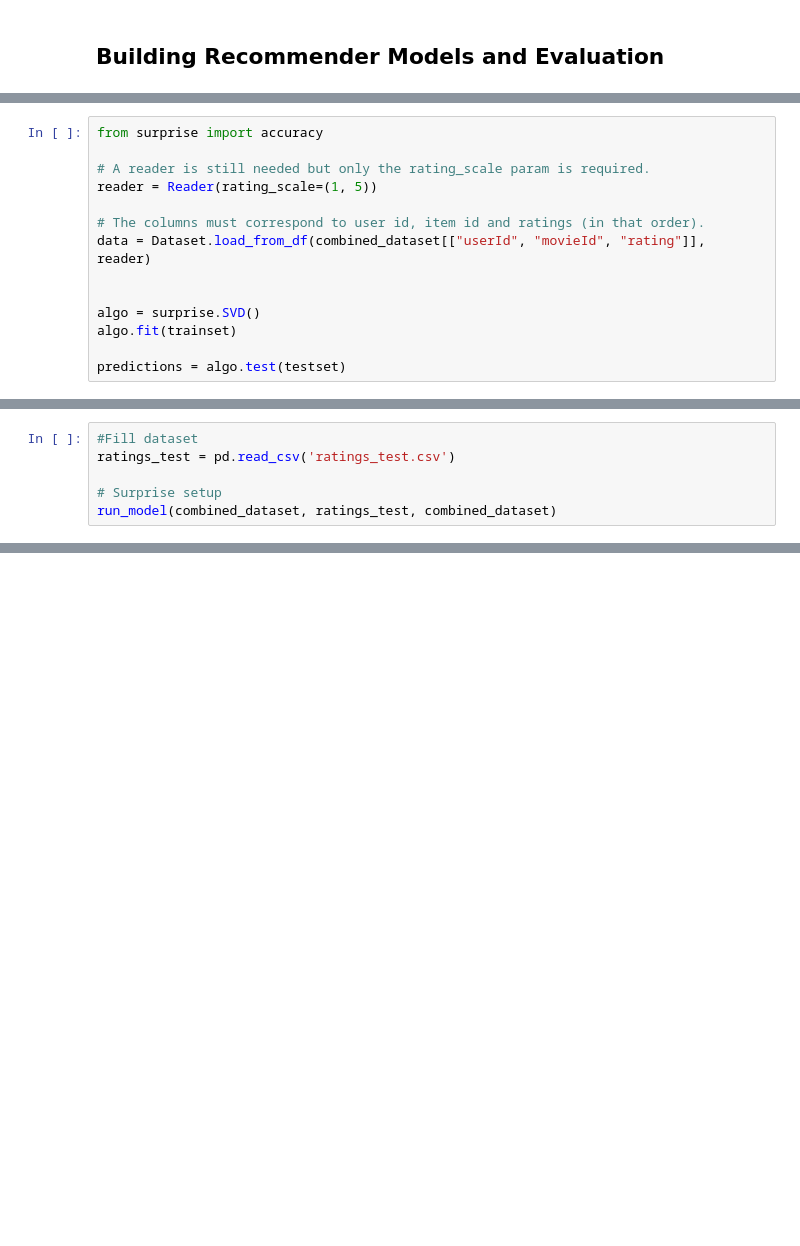
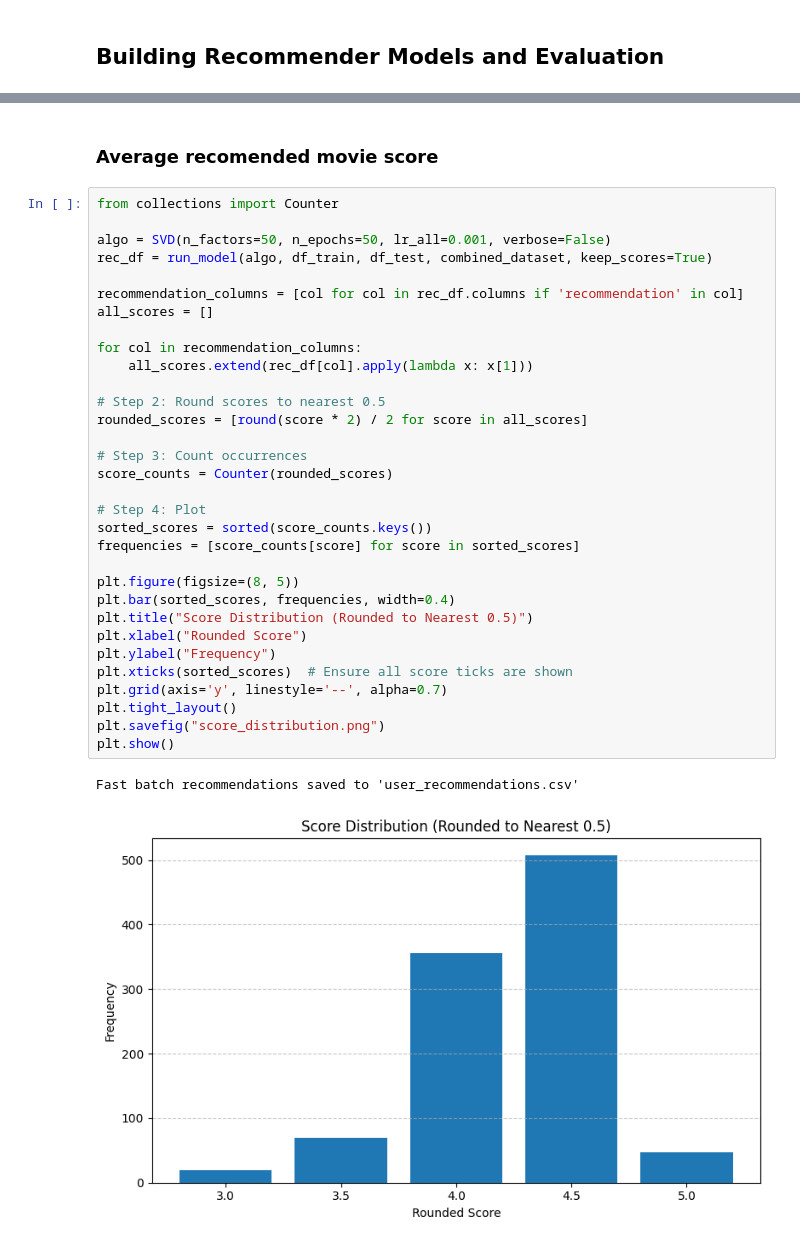
Before and after one commit to SteinVandenbroeke/Data_mining_projects, a Jupyter notebook: Assignment3/Assignment3.ipynb, the cells around one changed output, grey strips where cells are left out. Saved outputs shown, nothing was run; the diff lists cells and outputs as text; blank space fills up the shorter version.

```diff
--- a/Assignment3/Assignment3.ipynb
+++ b/Assignment3/Assignment3.ipynb
@@ -273,14 +207,0 @@ def precision_recall_at_k(predictions, testset, k=K):
-# %%
-from surprise import accuracy
-
-# A reader is still needed but only the rating_scale param is required.
-reader = Reader(rating_scale=(1, 5))
-
-# The columns must correspond to user id, item id and ratings (in that order).
-data = Dataset.load_from_df(combined_dataset[["userId", "movieId", "rating"]], reader)
-
-
-algo = surprise.SVD()
-algo.fit(trainset)
-
-predictions = algo.test(testset)
@@ -378,6 +370,0 @@ run_model(combined_dataset, ratings_test, combined_dataset)
-# %%
-#Fill dataset
-ratings_test = pd.read_csv('ratings_test.csv')
-
-# Surprise setup
-run_model(combined_dataset, ratings_test, combined_dataset)
@@ -394,0 +646,37 @@ trainset, testset = train_test_split(data, test_size=0.25)
+# %% [markdown]
+### Average recomended movie score
+# %%
+from collections import Counter
+
+algo = SVD(n_factors=50, n_epochs=50, lr_all=0.001, verbose=False)
+rec_df = run_model(algo, df_train, df_test, combined_dataset, keep_scores=True)
+
+recommendation_columns = [col for col in rec_df.columns if 'recommendation' in col]
+all_scores = []
+
+for col in recommendation_columns:
+    all_scores.extend(rec_df[col].apply(lambda x: x[1]))
+
+# Step 2: Round scores to nearest 0.5
+rounded_scores = [round(score * 2) / 2 for score in all_scores]
+
+# Step 3: Count occurrences
+score_counts = Counter(rounded_scores)
+
+# Step 4: Plot
+sorted_scores = sorted(score_counts.keys())
+frequencies = [score_counts[score] for score in sorted_scores]
+
+plt.figure(figsize=(8, 5))
+plt.bar(sorted_scores, frequencies, width=0.4)
+plt.title("Score Distribution (Rounded to Nearest 0.5)")
+plt.xlabel("Rounded Score")
+plt.ylabel("Frequency")
+plt.xticks(sorted_scores)  # Ensure all score ticks are shown
+plt.grid(axis='y', linestyle='--', alpha=0.7)
+plt.tight_layout()
+plt.savefig("score_distribution.png")
+plt.show()
+# %% [output]
+Fast batch recommendations saved to 'user_recommendations.csv'
+[figure, added]
```
Also changed, not shown: parts of 29 cells of this notebook, 4 other files.
